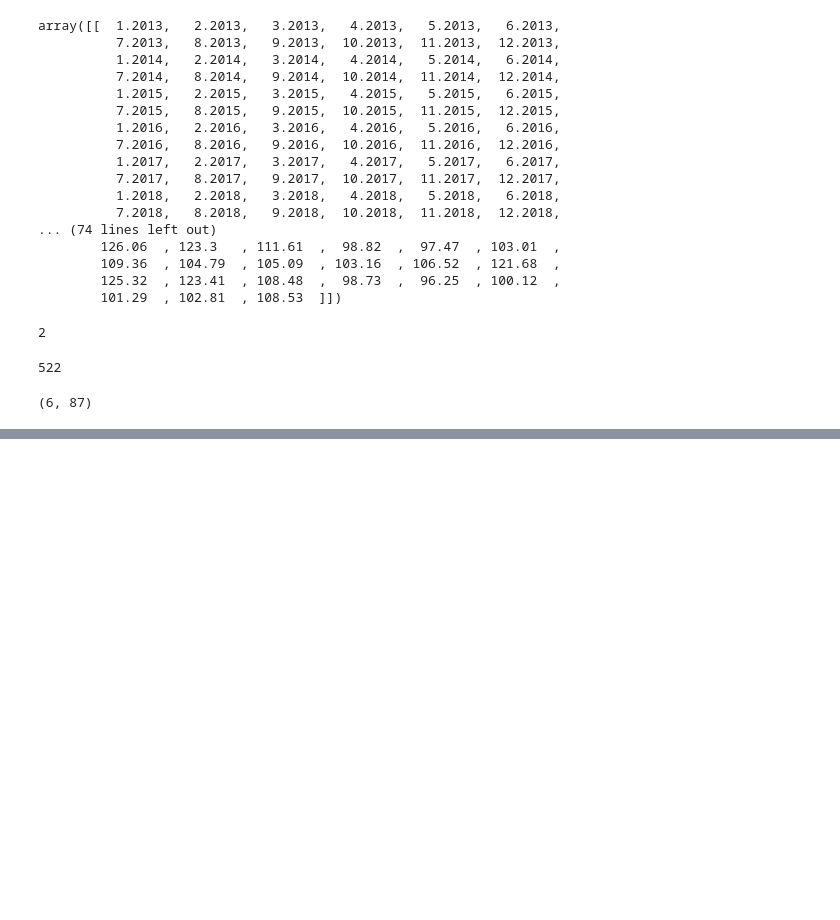
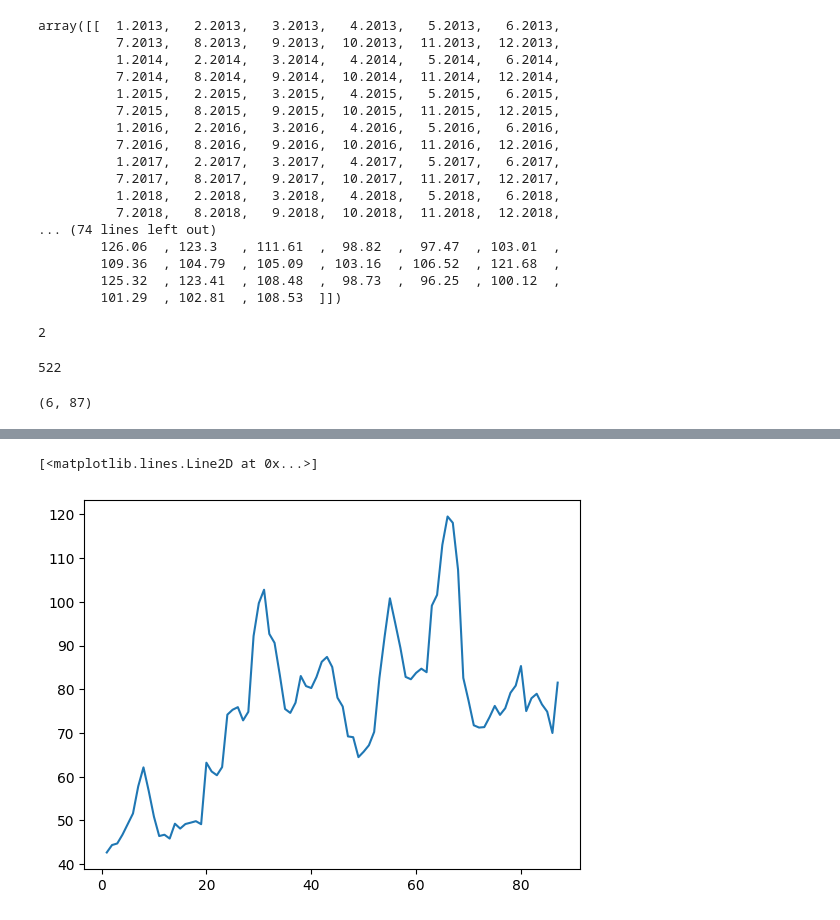
Before and after one commit to leogsantos/estudos-alura, a Jupyter notebook: Python/Python Data Science/Numpy/numpy_curso.ipynb, the cells around one changed output, grey strips where cells are left out. Cells and saved outputs as stored; diff of their text form; code cells hidden in the pictures; blank space fills up the shorter version.

```diff
--- a/Python/Python Data Science/Numpy/numpy_curso.ipynb
+++ b/Python/Python Data Science/Numpy/numpy_curso.ipynb
@@ -49,5 +49,7 @@ datas = dado_transposto[:,0]
 precos = dado_transposto[:,1:6]
 # %%
 import matplotlib.pyplot as plt
+# %%
+datas = np.arange(1,88,1)
 # %%
 plt.plot(datas, precos[:,0])
@@ -53,0 +105,5 @@ plt.plot(datas, precos[:,0])
+# %%
+plt.plot(datas, Kaliningrad)
+# %% [output]
+[<matplotlib.lines.Line2D at 0x...>]
+[figure, added]
```
Also changed, not shown: parts of 19 cells of this notebook, 4 other files.
